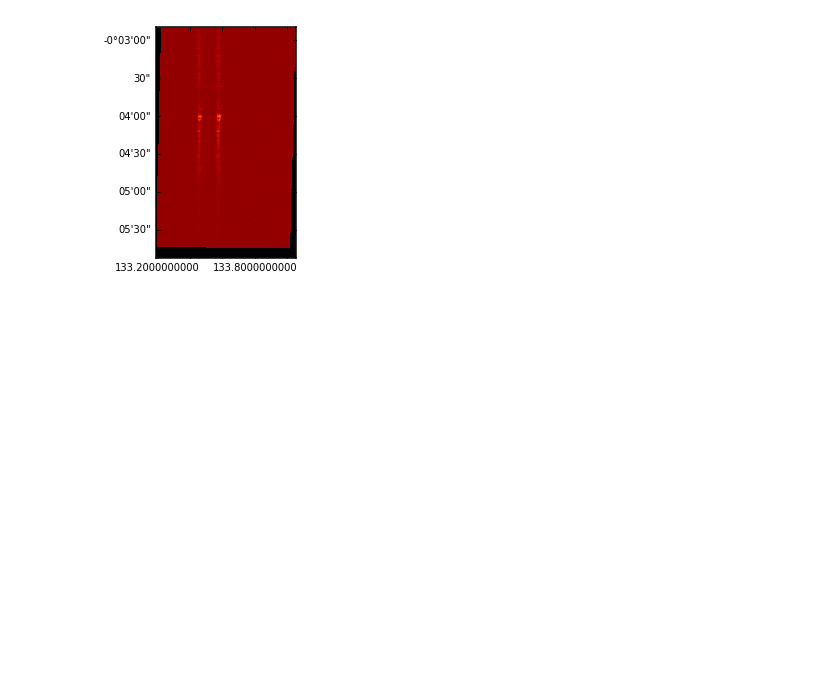
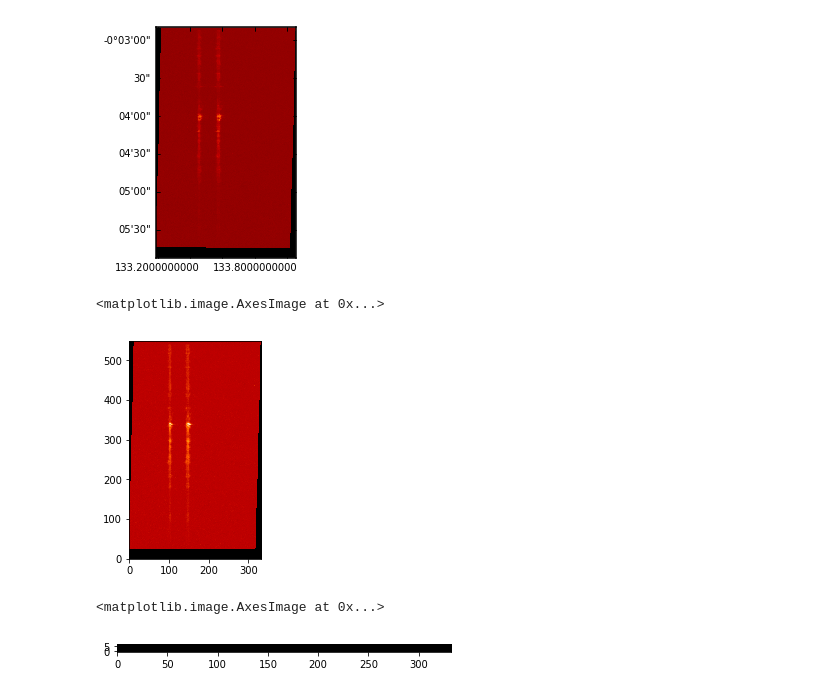
Before and after one commit to abit2/jupyter-notebooks, a Jupyter notebook: raster_without_old_class.ipynb, the cells around one changed output. Saved outputs shown, nothing was run; the diff lists cells and outputs as text; code cells hidden in the pictures; blank space fills up the shorter version.

Commit message:
testing the sunpycube plot functions

```diff
--- a/raster_without_old_class.ipynb
+++ b/raster_without_old_class.ipynb
@@ -145,3 +145,15 @@ HTML(anim.to_html5_video())
 # %% [output]
 [interactive output not drawn]
 [figure]
+# %%
+#using plot_wavelength_slice of sunpycube
+dc.plot_wavelength_slice(5, cmap=plt.cm.gist_heat, origin='lower')
+# %% [output]
+<matplotlib.image.AxesImage at 0x...>
+[figure, added]
+# %%
+#using plot_x_slice of sunpycube
+dc.plot_x_slice(5,cmap=plt.cm.gist_heat, origin='lower')
+# %% [output]
+<matplotlib.image.AxesImage at 0x...>
+[figure, added]
```
Also changed, not shown: parts of 2 cells of this notebook.
